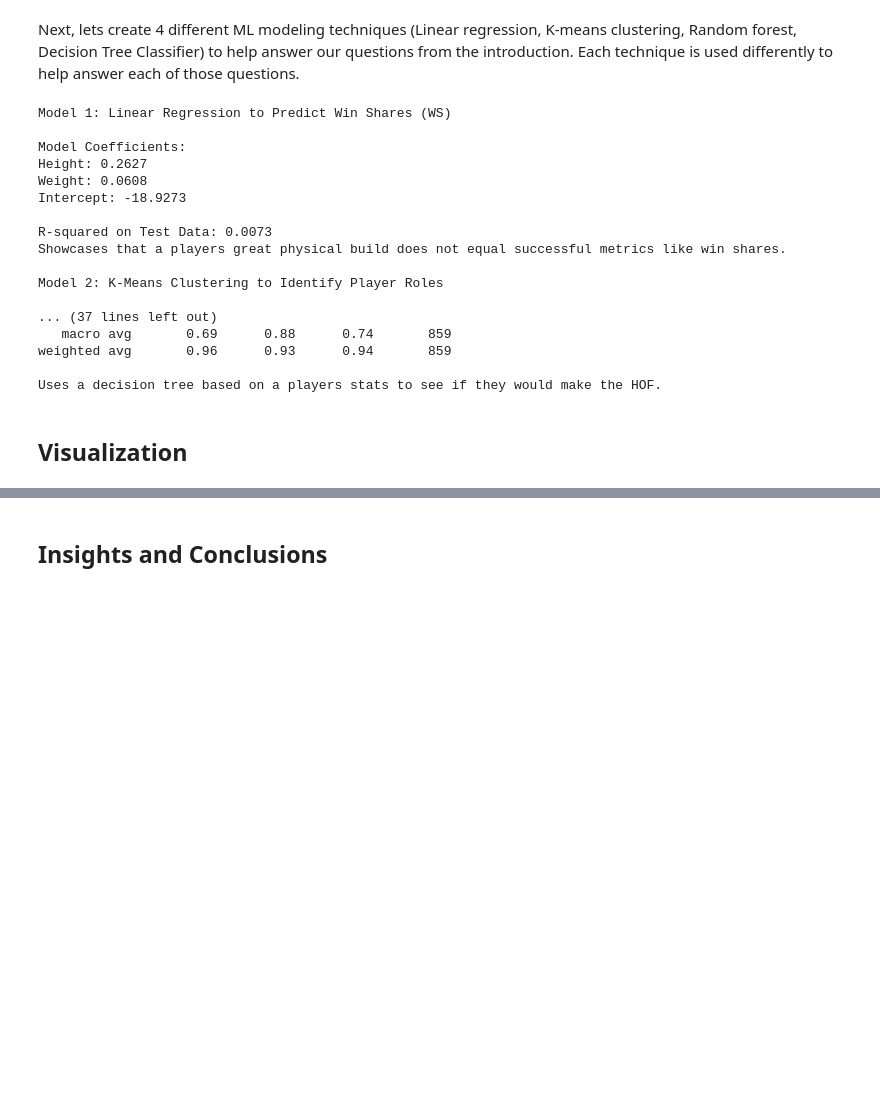
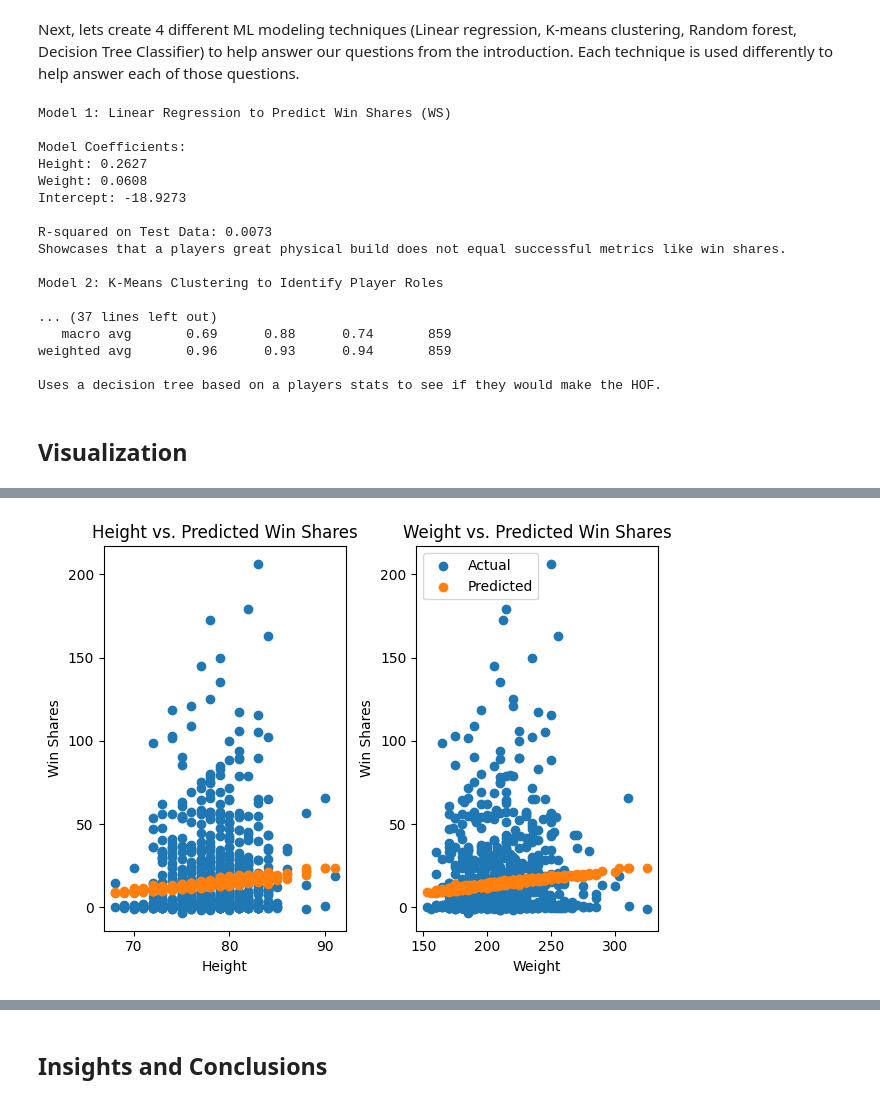
Before and after one commit to hullana/320-Final-Project, a Jupyter notebook: finalProject.ipynb, the cells around one changed output, grey strips where cells are left out. Cells and saved outputs as stored; diff of their text form; code cells hidden in the pictures; blank space fills up the shorter version.

```diff
--- a/finalProject.ipynb
+++ b/finalProject.ipynb
@@ -249,6 +305,8 @@ def run_linear_regression(df):
 
     print("Showcases that a players great physical build does not equal successful metrics like win shares.")
 
+    return X_test, y_test, y_pred
+
 def run_kmeans_clustering(df):
     print("\nModel 2: K-Means Clustering to Identify Player Roles\n")
     df_era = df[df['Era'] == '2020s'].copy()
@@ -271,6 +329,9 @@ def run_kmeans_clustering(df):
     print("A cluster with high AST can be a 'Playmaker'.")
 
     print("\nThis can be used to track which roles came to light or died out in different eras.")
+
+    return df_era
+
 
 def run_random_forest(df):
     print("\nModel 3: Random Forest to Predict Player Efficiency Rating (PER) using their height, weight, and year of their debut\n")
@@ -319,8 +380,8 @@ def run_decision_tree_classifier(df):
 
     print("Uses a decision tree based on a players stats to see if they would make the HOF.")
 # %%
-run_linear_regression(df)
-run_kmeans_clustering(df)
+rlx_test, rly_test, rly_pred = run_linear_regression(df)
+df_era = run_kmeans_clustering(df)
 run_random_forest(df)
 run_decision_tree_classifier(df)
 # %% [output]
@@ -343,3 +404,24 @@ weighted avg       0.96      0.93      0.94       859
 Uses a decision tree based on a players stats to see if they would make the HOF.
 # %% [markdown]
 ## Visualization
+# %%
+import seaborn as sns
+
+#Let's plot the results from the Linear Regression Model
+
+plt.subplot(1, 2, 1)
+plt.scatter(rlx_test['Height'], rly_test, label='Actual')
+plt.scatter(rlx_test['Height'], rly_pred,label='Predicted')
+plt.xlabel('Height')
+plt.ylabel('Win Shares')
+plt.title('Height vs. Predicted Win Shares')
+plt.subplot(1, 2, 2)
+plt.scatter(rlx_test['Weight'], rly_test, label='Actual')
+plt.scatter(rlx_test['Weight'], rly_pred, label='Predicted')
+plt.xlabel('Weight')
+plt.ylabel('Win Shares')
+plt.title('Weight vs. Predicted Win Shares')
+plt.legend()
+plt.tight_layout()
+plt
+# %% [output]
@@ -345,0 +429 @@ Uses a decision tree based on a players stats to see if they would make the HOF.
+[figure, added]
```
Also changed, not shown: parts of 17 cells of this notebook, 9 other files.
